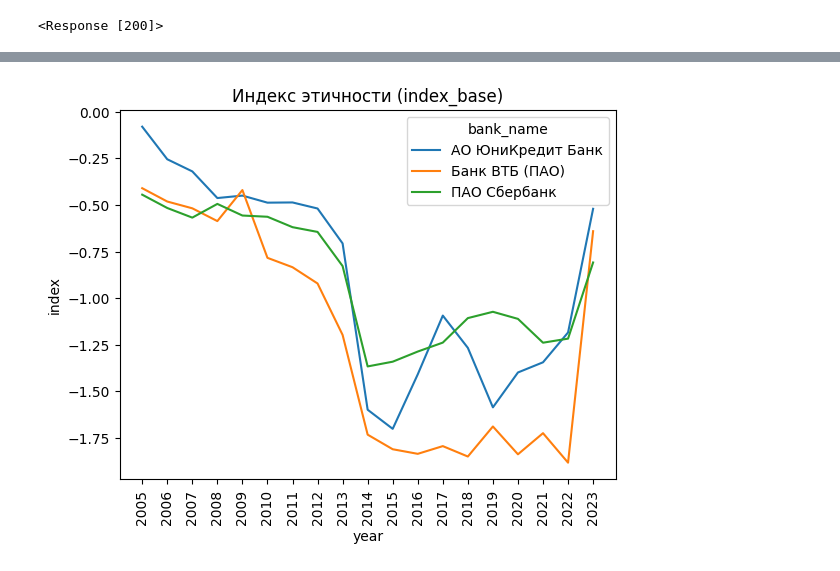
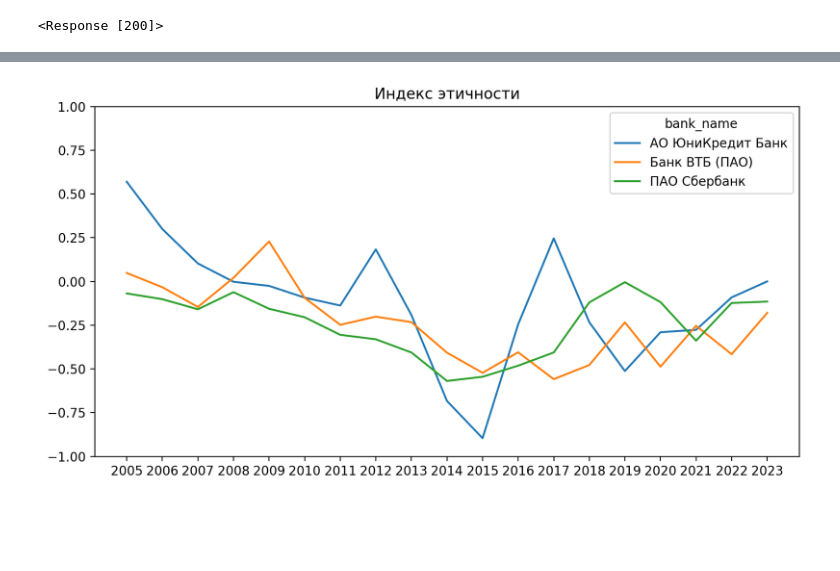
Before and after one commit to dudin-george/ESG_analysis, a Jupyter notebook: notebooks/api_plots.ipynb, the cells around one changed output, grey strips where cells are left out. Drawn from its saved outputs; the diff is of its cells as text; code cells hidden in the pictures; blank space fills up the shorter version.

```diff
--- a/notebooks/api_plots.ipynb
+++ b/notebooks/api_plots.ipynb
@@ -55,7 +59,7 @@ params = {
     "model_names": "ethics_model_sentiment_test",
     "source_type": "reviews",
     "aggregate_by_year": True,
-    "index_type": "index_base",  # index_safe
+    "index_type": "index_safe",
 }
 data = requests.get("https://ai-service.ethics-hse.ru/views/aggregate_text_result", params=params)
 data
@@ -74,7 +78,11 @@ df.head()
 # %%
+plt.figure(figsize=(10, 5), dpi=200)
 sns.lineplot(data=df, x="year", y="index", hue="bank_name", errorbar=None)
-plt.xticks(range(2005, 2024), rotation=90)
-plt.title(f"Индекс этичности ({params['index_type']})")
-plt.savefig(imgs_path + f"ethics_plot_{params['index_type']}")
+plt.xticks(range(2005, 2024))
+plt.title(f"Индекс этичности")
+plt.xlabel(None)
+plt.ylabel(None)
+plt.ylim([-1, 1])
+plt.savefig(imgs_path + f"ethics_plot_{params['index_type']}", transparent=True)
 # %% [output]
-[figure, old version]
+[figure, new version]
```
Also changed, not shown: parts of 2 cells of this notebook, 10 other files.
